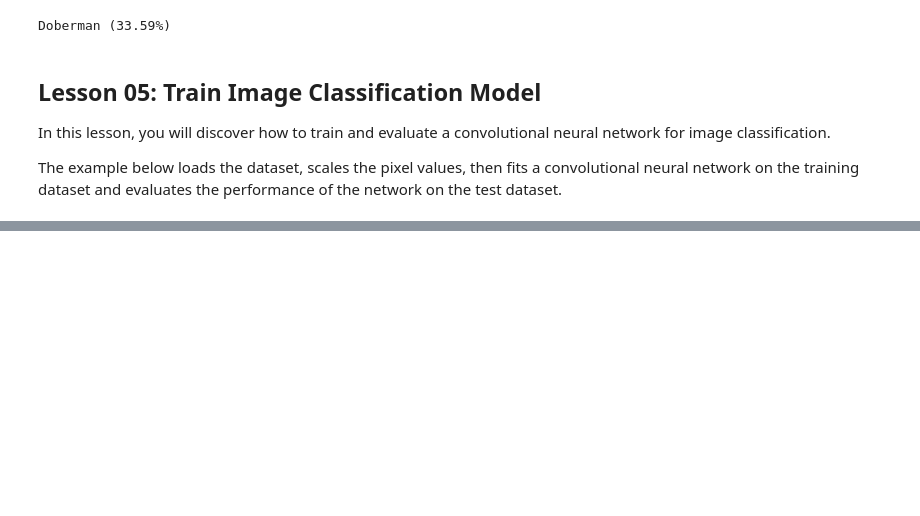
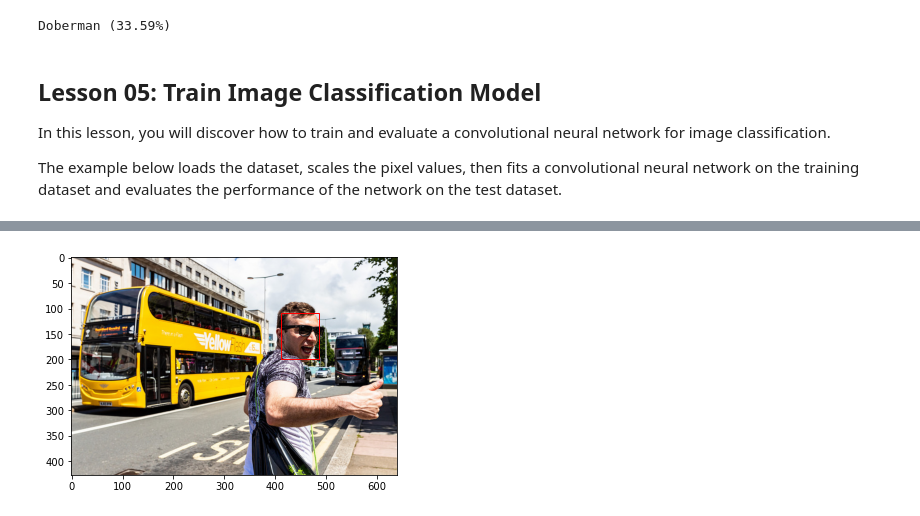
Before and after one commit to erojaso/Maching-Learning-Resources, a Jupyter notebook: How_to_Deep_Learning_Computer_Vision/How_to_Started_Deep_Learning_CV_7-Day-Mini-Course.ipynb, the cells around one changed output, grey strips where cells are left out. Drawn from its saved outputs; the diff is of its cells as text; code cells hidden in the pictures; blank space fills up the shorter version.

```diff
--- a/How_to_Deep_Learning_Computer_Vision/How_to_Started_Deep_Learning_CV_7-Day-Mini-Course.ipynb
+++ b/How_to_Deep_Learning_Computer_Vision/How_to_Started_Deep_Learning_CV_7-Day-Mini-Course.ipynb
@@ -221,0 +291,33 @@ Epoch 10/10
+# %%
+# face detection with mtcnn on a photograph
+from matplotlib import pyplot
+from matplotlib.patches import Rectangle
+from mtcnn.mtcnn import MTCNN
+
+# load image from file
+pixels = pyplot.imread('.\\images\\street.jpg')
+
+# create the detector, using default weights
+detector = MTCNN()
+
+# detect faces in the image
+faces = detector.detect_faces(pixels)
+
+# plot the image
+pyplot.imshow(pixels)
+
+# get the context for drawing boxes
+ax = pyplot.gca()
+
+# get coordinates from the first face
+x, y, width, height = faces[0]['box']
+
+# create the shape
+rect = Rectangle((x, y), width, height, fill=False, color='red')
+
+# draw the box
+ax.add_patch(rect)
+
+# show the plot
+pyplot.show()
+# %% [output]
@@ -221,0 +325 @@ Epoch 10/10
+[figure, added]
```
Also changed, not shown: parts of 8 cells of this notebook, 10 other files.
